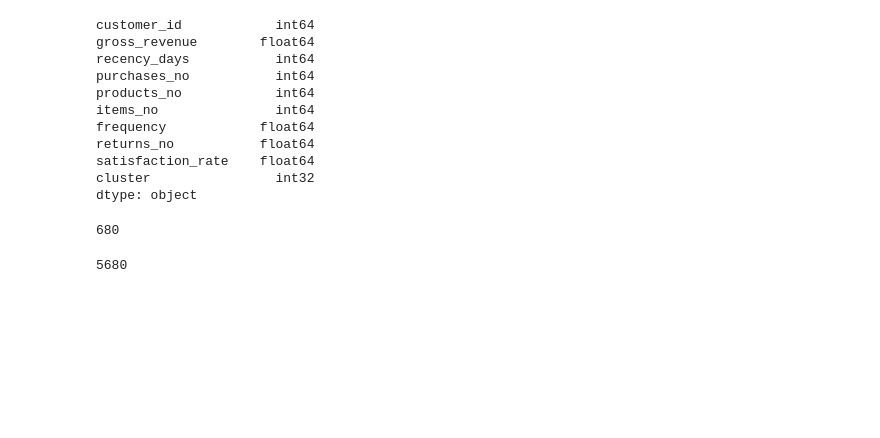
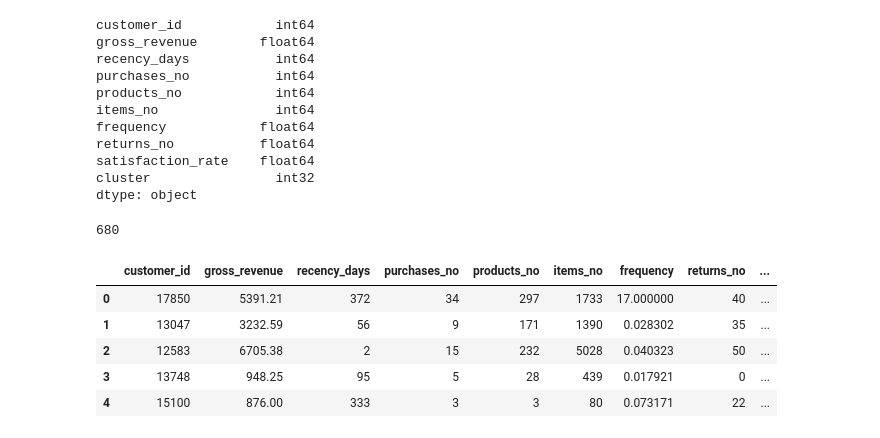
Before and after one commit to vitorhmf/loyalty-program, a Jupyter notebook: scr/loyalty_program.ipynb, the cells around one changed output. Cells and saved outputs as stored; diff of their text form; code cells hidden in the pictures; blank space fills up the shorter version.

```diff
--- a/scr/loyalty_program.ipynb
+++ b/scr/loyalty_program.ipynb
@@ -1036,12 +1040,17 @@ df92.to_sql('insiders', con=conn, if_exists='append', index=False)
 680
 # %%
 # Consulting database
-query = """
-    SELECT * FROM insiders
-"""
+# query = """
+#     SELECT * FROM insiders
+# """
 
-df = pd.read_sql_query(query, conn)
+# df = pd.read_sql_query(query, engine)
 
-df.shape[0]
+# df.head()
 # %% [output]
-5680
+|  | customer_id | gross_revenue | recency_days | purchases_no | products_no | items_no | frequency | returns_no | ... |
+| 0 | 17850 | 5391.21 | 372 | 34 | 297 | 1733 | 17.000000 | 40 | ... |
+| 1 | 13047 | 3232.59 | 56 | 9 | 171 | 1390 | 0.028302 | 35 | ... |
+| 2 | 12583 | 6705.38 | 2 | 15 | 232 | 5028 | 0.040323 | 50 | ... |
+| 3 | 13748 | 948.25 | 95 | 5 | 28 | 439 | 0.017921 | 0 | ... |
+| 4 | 15100 | 876.00 | 333 | 3 | 3 | 80 | 0.073171 | 22 | ... |
```
Also changed, not shown: parts of 12 cells of this notebook, 2 other files.
